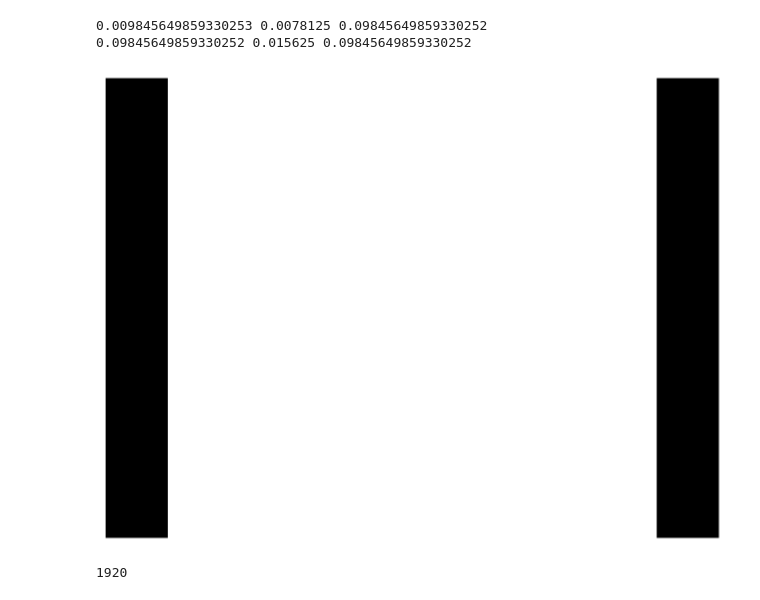
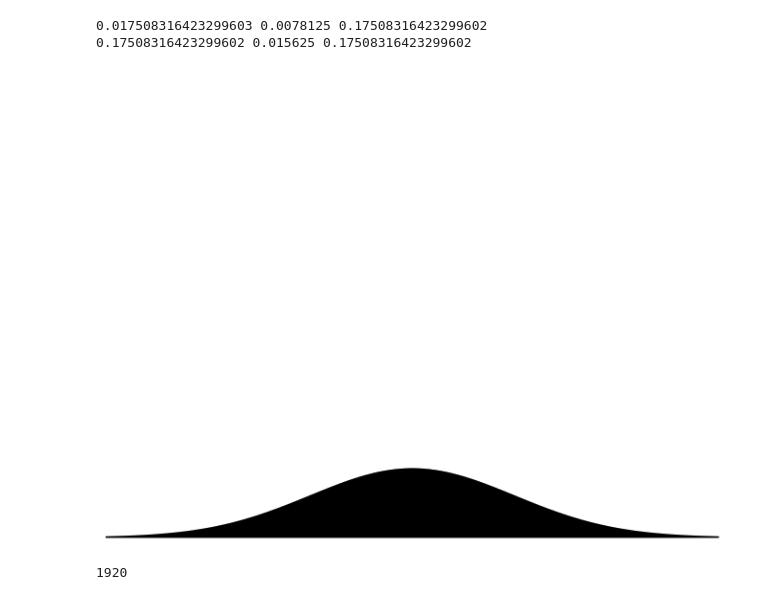
Before and after one commit to bz226/Research-Dedalus, a Jupyter notebook: 2d-AR=64/smooth_moosinesq_ibm.ipynb, the cells around one changed output. Cells and saved outputs as stored; diff of their text form; code cells hidden in the pictures.

```diff
--- a/2d-AR=64/smooth_moosinesq_ibm.ipynb
+++ b/2d-AR=64/smooth_moosinesq_ibm.ipynb
@@ -12,7 +12,7 @@ import dedalus.extras.plot_tools as dpt
 
 Lx, Lz = 4,1
 Nx, Nz = 512, 128
-Ra_M = 1e6
+Ra_M = 1e5
 D_0 = 0
 D_H = 1/3
 M_0 = 1
@@ -35,50 +35,50 @@ grid_delta = Lx/Nx
 print(optimal_delta, grid_delta, δ)
 print(10*optimal_delta, grid_delta*2, δ)
 # %% [output]
-0.009845649859330253 0.0078125 0.09845649859330252
-0.09845649859330252 0.015625 0.09845649859330252
+0.017508316423299603 0.0078125 0.17508316423299602
+0.17508316423299602 0.015625 0.17508316423299602
 # %%
 import numpy as np
 import matplotlib.pyplot as plt
 
 x = np.linspace(-3, 3, 400)
 
 
 def mountain_shape(x):
 
     return 0.15 * np.exp(-0.5*((x)/1)**2)
 
 height = mountain_shape(x)
 
 
 plt.figure()
-# plt.fill_between(x, height, color='black')
+plt.fill_between(x, height, color='black')
 
-# Add boundaries
-domain_length = x[-1] - x[0]
-boundary_length = domain_length / 10
-boundary_height = 1  # Adjust this value to change the height of the boundaries
+# # Add boundaries
+# domain_length = x[-1] - x[0]
+# boundary_length = domain_length / 10
+# boundary_height = 1  # Adjust this value to change the height of the boundaries
 
-# Left boundary
-plt.fill_between([x[0], x[0] + boundary_length], [0, 0], [boundary_height, boundary_height], color='black')
+# # Left boundary
+# plt.fill_between([x[0], x[0] + boundary_length], [0, 0], [boundary_height, boundary_height], color='black')
 
-# Right boundary
-plt.fill_between([x[-1] - boundary_length, x[-1]], [0, 0], [boundary_height, boundary_height], color='black')
+# # Right boundary
+# plt.fill_between([x[-1] - boundary_length, x[-1]], [0, 0], [boundary_height, boundary_height], color='black')
 
 
 plt.xlim(-3, 3)
 plt.ylim(0.0, 1)
 plt.axis('off')
 #remove white space at the edge of the figure
 plt.subplots_adjust(left=0, right=1, top=1, bottom=0)
 
 
 plt.savefig('mountain.jpg', format='jpg', dpi=300)
 
 
 plt.show()
 # %% [output]
-[figure, old version]
+[figure, new version]
 # %%
 im0 = image.imread('mountain.jpg')
 im0 = np.array(im0)
```
Also changed, not shown: parts of 4 cells of this notebook, 3 other files.
